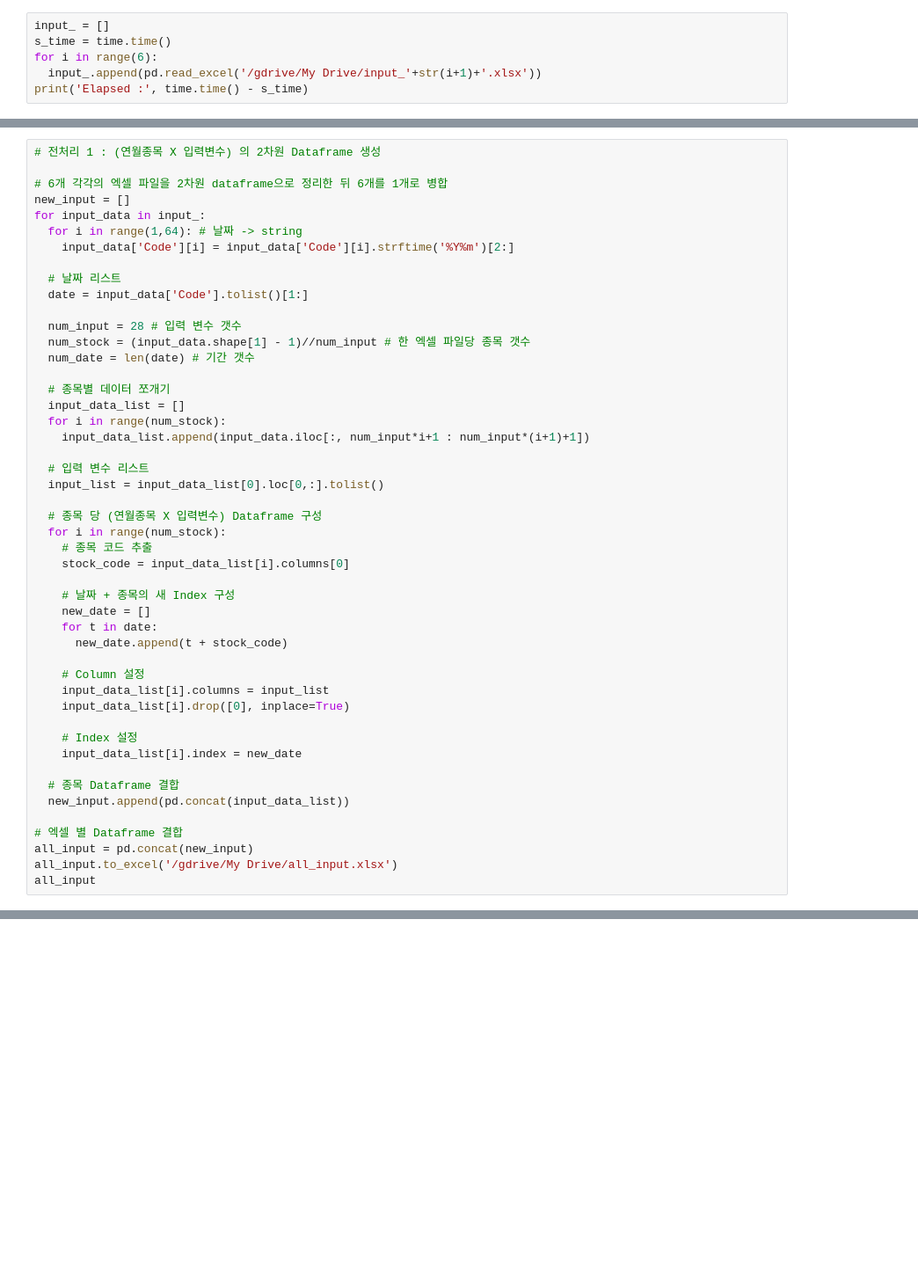
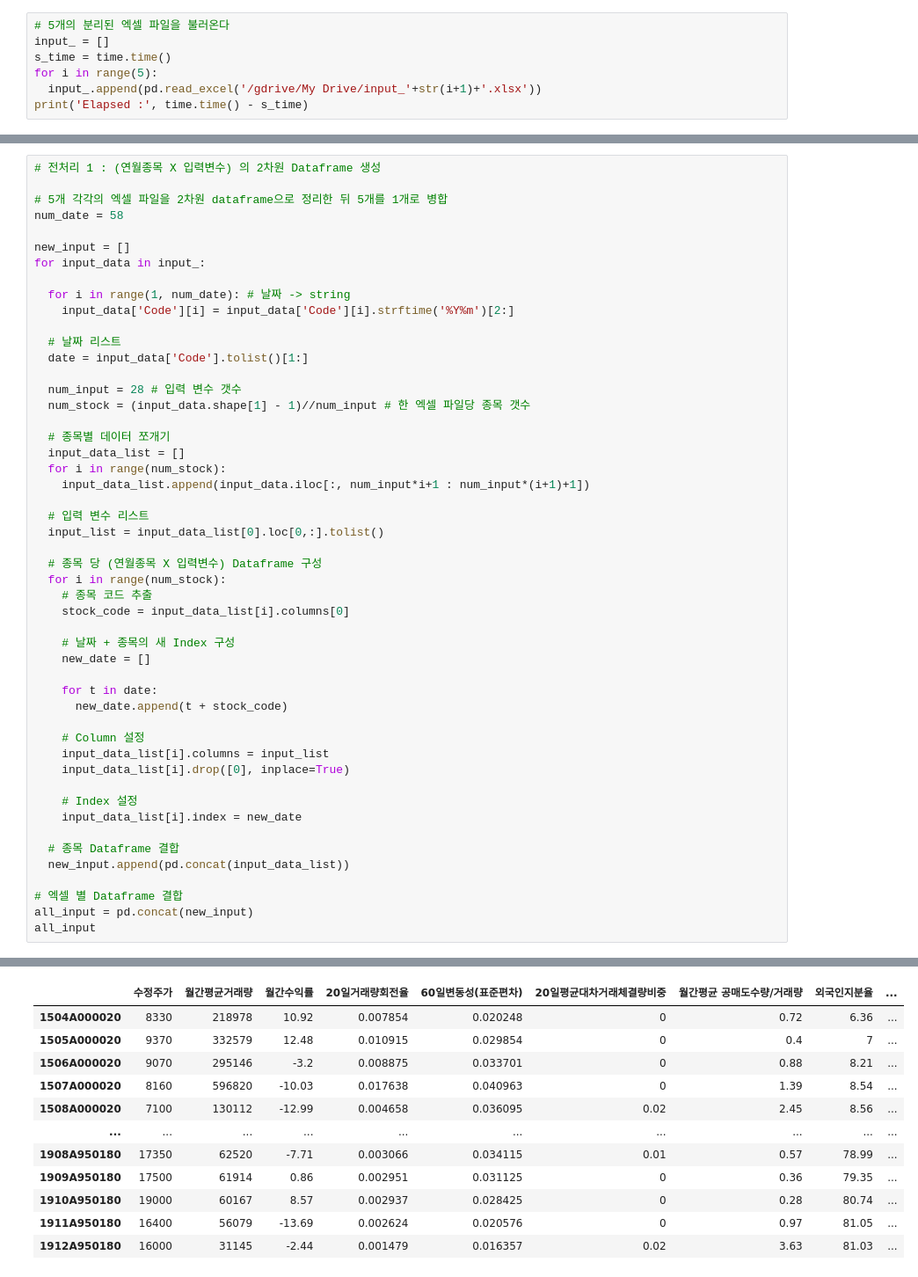
Before and after one commit to kilingki/Quant_ML_Project, a Jupyter notebook: KQR_Project.ipynb, the cells around one changed output, grey strips where cells are left out. Shown at 88% size. Saved outputs shown, nothing was run; the diff lists cells and outputs as text; blank space fills up the shorter version.

```diff
--- a/KQR_Project.ipynb
+++ b/KQR_Project.ipynb
@@ -14,8 +10,9 @@ Enter your authorization code:
 Mounted at /gdrive
 # %%
+# 5개의 분리된 엑셀 파일을 불러온다
 input_ = []
 s_time = time.time()
-for i in range(6):
+for i in range(5):
   input_.append(pd.read_excel('/gdrive/My Drive/input_'+str(i+1)+'.xlsx'))
 print('Elapsed :', time.time() - s_time)
 # %% [output]
@@ -23,10 +20,13 @@ Elapsed : 46.92055654525757
 # %%
 # 전처리 1 : (연월종목 X 입력변수) 의 2차원 Dataframe 생성
 
-# 6개 각각의 엑셀 파일을 2차원 dataframe으로 정리한 뒤 6개를 1개로 병합
+# 5개 각각의 엑셀 파일을 2차원 dataframe으로 정리한 뒤 5개를 1개로 병합
+num_date = 58
+
 new_input = []
 for input_data in input_:
-  for i in range(1,64): # 날짜 -> string
+
+  for i in range(1, num_date): # 날짜 -> string
     input_data['Code'][i] = input_data['Code'][i].strftime('%Y%m')[2:]
 
   # 날짜 리스트
@@ -34,7 +34,6 @@ for input_data in input_:
 
   num_input = 28 # 입력 변수 갯수
   num_stock = (input_data.shape[1] - 1)//num_input # 한 엑셀 파일당 종목 갯수
-  num_date = len(date) # 기간 갯수
 
   # 종목별 데이터 쪼개기
   input_data_list = []
@@ -45,31 +44,43 @@ for input_data in input_:
   input_list = input_data_list[0].loc[0,:].tolist()
 
   # 종목 당 (연월종목 X 입력변수) Dataframe 구성
   for i in range(num_stock):
     # 종목 코드 추출
     stock_code = input_data_list[i].columns[0]
 
     # 날짜 + 종목의 새 Index 구성
     new_date = []
+
     for t in date:
       new_date.append(t + stock_code)
 
     # Column 설정
     input_data_list[i].columns = input_list
     input_data_list[i].drop([0], inplace=True)
 
     # Index 설정
     input_data_list[i].index = new_date
 
   # 종목 Dataframe 결합
   new_input.append(pd.concat(input_data_list))
 
 # 엑셀 별 Dataframe 결합
 all_input = pd.concat(new_input)
-all_input.to_excel('/gdrive/My Drive/all_input.xlsx')
 all_input
 # %% [output]
 A value is trying to be set on a copy of a slice from a DataFrame
 
 See the caveats in the documentation: https://pandas.pydata.org/pandas-docs/stable/user_guide/indexing.html#returning-a-view-versus-a-copy
   errors=errors,
+|  | 수정주가 | 월간평균거래량 | 월간수익률 | 20일거래량회전율 | 60일변동성(표준편차) | 20일평균대차거래체결량비중 | 월간평균 공매도수량/거래량 | 외국인지분율 | ... |
+| 1504A000020 | 8330 | 218978 | 10.92 | 0.007854 | 0.020248 | 0 | 0.72 | 6.36 | ... |
+| 1505A000020 | 9370 | 332579 | 12.48 | 0.010915 | 0.029854 | 0 | 0.4 | 7 | ... |
+| 1506A000020 | 9070 | 295146 | -3.2 | 0.008875 | 0.033701 | 0 | 0.88 | 8.21 | ... |
+| 1507A000020 | 8160 | 596820 | -10.03 | 0.017638 | 0.040963 | 0 | 1.39 | 8.54 | ... |
+| 1508A000020 | 7100 | 130112 | -12.99 | 0.004658 | 0.036095 | 0.02 | 2.45 | 8.56 | ... |
+| ... | ... | ... | ... | ... | ... | ... | ... | ... | ... |
+| 1908A950180 | 17350 | 62520 | -7.71 | 0.003066 | 0.034115 | 0.01 | 0.57 | 78.99 | ... |
+| 1909A950180 | 17500 | 61914 | 0.86 | 0.002951 | 0.031125 | 0 | 0.36 | 79.35 | ... |
+| 1910A950180 | 19000 | 60167 | 8.57 | 0.002937 | 0.028425 | 0 | 0.28 | 80.74 | ... |
+| 1911A950180 | 16400 | 56079 | -13.69 | 0.002624 | 0.020576 | 0 | 0.97 | 81.05 | ... |
+| 1912A950180 | 16000 | 31145 | -2.44 | 0.001479 | 0.016357 | 0.02 | 3.63 | 81.03 | ... |
```
Also changed, not shown: parts of 9 cells of this notebook.
